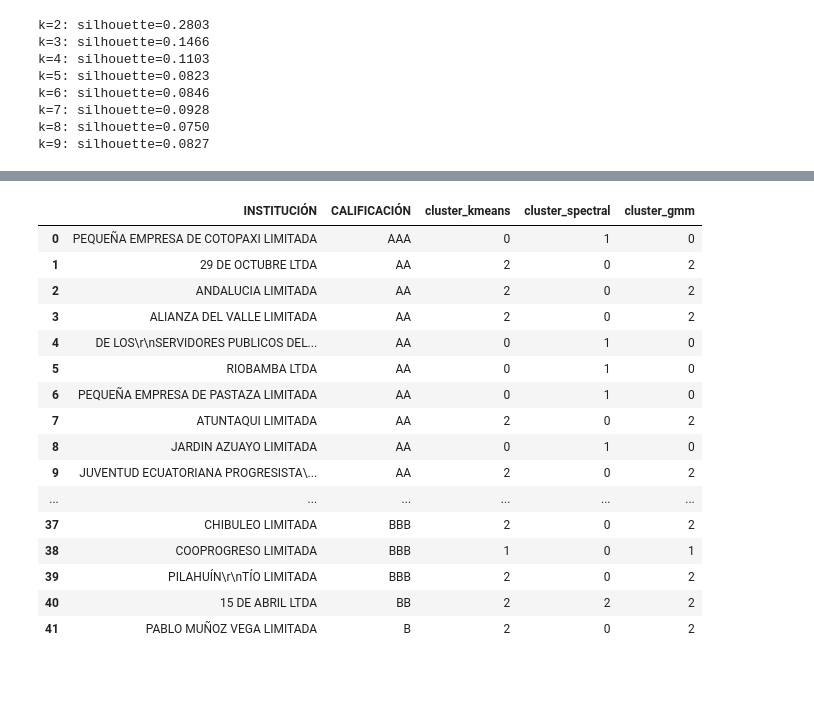
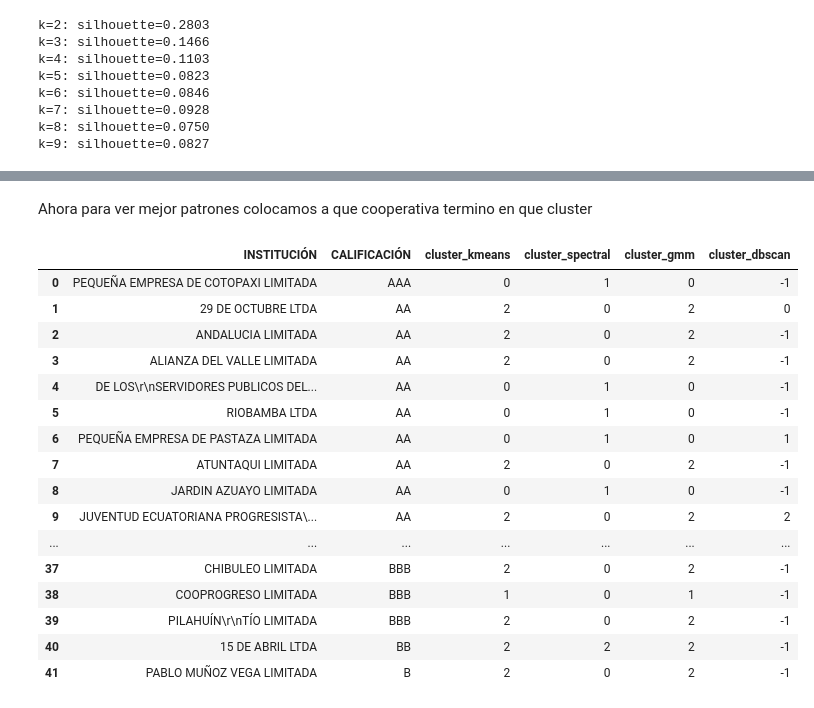
Before and after one commit to tonyfajardo1/ml-cooperativas-segmento1, a Jupyter notebook: notebooks/01_eda_y_clustering_extended.ipynb, the cells around one changed output, grey strips where cells are left out. Cells and saved outputs as stored; diff of their text form; code cells hidden in the pictures; blank space fills up the shorter version.

```diff
--- a/notebooks/01_eda_y_clustering_extended.ipynb
+++ b/notebooks/01_eda_y_clustering_extended.ipynb
@@ -757,7 +687,20 @@ gmm = GaussianMixture(
 )
 
 df_clean["cluster_gmm"] = gmm.fit_predict(X_scaled)
+# %%
+#DBSCAN (solo para ver si hay alguna diferencia)
+from sklearn.cluster import DBSCAN
+
+dbscan = DBSCAN(
+    eps=3.0,          # <--- Ajusta: prueba 0.5, 1.0, 1.5, 2.0
+    min_samples=2    # <--- Ajusta: prueba 3, 5, 8
+)
+
+db_labels = dbscan.fit_predict(X_scaled)
+df_clean["cluster_dbscan"] = db_labels
 # %%
+#Usamos TSNE para ver los clusters de mejor forma
+
 from sklearn.manifold import TSNE
 import seaborn as sns
 import matplotlib.pyplot as plt
@@ -765,7 +708,7 @@ import matplotlib.pyplot as plt
 tsne = TSNE(
     n_components=2,
     perplexity=20,
-    learning_rate='auto',
+    learning_rate=200,
     max_iter=1500,
     init='pca',
     random_state=42
@@ -778,19 +721,25 @@ df_clean["TSNE2"] = X_tsne[:, 1]
 
 # KMEANS
 plt.figure(figsize=(8,6))
-sns.scatterplot(data=df_clean, x="TSNE1", y="TSNE2", hue="cluster_kmeans", palette="tab10")
+sns.scatterplot(data=df_clean, x="TSNE1", y="TSNE2", hue="cluster_kmeans", palette="tab10", s=80)
 plt.title("Clusters K-Means en t-SNE")
 plt.show()
 
 # SPECTRAL
 plt.figure(figsize=(8,6))
-sns.scatterplot(data=df_clean, x="TSNE1", y="TSNE2", hue="cluster_spectral", palette="tab10")
+sns.scatterplot(data=df_clean, x="TSNE1", y="TSNE2", hue="cluster_spectral", palette="tab10", s=80)
 plt.title("Clusters Spectral en t-SNE")
 plt.show()
 
 # GMM
 plt.figure(figsize=(8,6))
-sns.scatterplot(data=df_clean, x="TSNE1", y="TSNE2", hue="cluster_gmm", palette="tab10")
+sns.scatterplot(data=df_clean, x="TSNE1", y="TSNE2", hue="cluster_gmm", palette="tab10", s=80)
 plt.title("Clusters GMM en t-SNE")
 plt.show()
+
+#DBSCAN (solo para ver mas diferenciacion)
+plt.figure(figsize=(8,6))
+sns.scatterplot(data=df_clean, x="TSNE1", y="TSNE2", hue="cluster_dbscan", palette="tab10", s=80)
+plt.title("Clusters DBSCAN en t-SNE")
+plt.show()
 # %% [output]
@@ -811,33 +822,37 @@ summary_kmeans
+# %% [markdown]
+Ahora para ver mejor patrones colocamos a que cooperativa termino en que cluster
 # %%
 clusters_assignment = df_clean[[
     "cluster_kmeans",
     "cluster_spectral",
-    "cluster_gmm"
+    "cluster_gmm",
+    "cluster_dbscan"
+
 ]]
 
 # Unir con las columnas descriptivas del df original usando el mismo índice
 df_display = df[
     ["INSTITUCIÓN", "CALIFICACIÓN"]
 ].join(clusters_assignment)
 
 # Mostrar tabla con institución, ranking y clusters
 display(df_display)
 # %% [output]
-|  | INSTITUCIÓN | CALIFICACIÓN | cluster_kmeans | cluster_spectral | cluster_gmm |
-| 0 | PEQUEÑA EMPRESA DE COTOPAXI LIMITADA | AAA | 0 | 1 | 0 |
-| 1 | 29 DE OCTUBRE LTDA | AA | 2 | 0 | 2 |
-| 2 | ANDALUCIA LIMITADA | AA | 2 | 0 | 2 |
-| 3 | ALIANZA DEL VALLE LIMITADA | AA | 2 | 0 | 2 |
-| 4 | DE LOS\r\nSERVIDORES PUBLICOS DEL... | AA | 0 | 1 | 0 |
-| 5 | RIOBAMBA LTDA | AA | 0 | 1 | 0 |
-| 6 | PEQUEÑA EMPRESA DE PASTAZA LIMITADA | AA | 0 | 1 | 0 |
-| 7 | ATUNTAQUI LIMITADA | AA | 2 | 0 | 2 |
-| 8 | JARDIN AZUAYO LIMITADA | AA | 0 | 1 | 0 |
-| 9 | JUVENTUD ECUATORIANA PROGRESISTA\... | AA | 2 | 0 | 2 |
-| ... | ... | ... | ... | ... | ... |
-| 37 | CHIBULEO LIMITADA | BBB | 2 | 0 | 2 |
-| 38 | COOPROGRESO LIMITADA | BBB | 1 | 0 | 1 |
-| 39 | PILAHUÍN\r\nTÍO LIMITADA | BBB | 2 | 0 | 2 |
-| 40 | 15 DE ABRIL LTDA | BB | 2 | 2 | 2 |
-| 41 | PABLO MUÑOZ VEGA LIMITADA | B | 2 | 0 | 2 |
+|  | INSTITUCIÓN | CALIFICACIÓN | cluster_kmeans | cluster_spectral | cluster_gmm | cluster_dbscan |
+| 0 | PEQUEÑA EMPRESA DE COTOPAXI LIMITADA | AAA | 0 | 1 | 0 | -1 |
+| 1 | 29 DE OCTUBRE LTDA | AA | 2 | 0 | 2 | 0 |
+| 2 | ANDALUCIA LIMITADA | AA | 2 | 0 | 2 | -1 |
+| 3 | ALIANZA DEL VALLE LIMITADA | AA | 2 | 0 | 2 | -1 |
+| 4 | DE LOS\r\nSERVIDORES PUBLICOS DEL... | AA | 0 | 1 | 0 | -1 |
+| 5 | RIOBAMBA LTDA | AA | 0 | 1 | 0 | -1 |
+| 6 | PEQUEÑA EMPRESA DE PASTAZA LIMITADA | AA | 0 | 1 | 0 | 1 |
+| 7 | ATUNTAQUI LIMITADA | AA | 2 | 0 | 2 | -1 |
+| 8 | JARDIN AZUAYO LIMITADA | AA | 0 | 1 | 0 | -1 |
+| 9 | JUVENTUD ECUATORIANA PROGRESISTA\... | AA | 2 | 0 | 2 | 2 |
+| ... | ... | ... | ... | ... | ... | ... |
+| 37 | CHIBULEO LIMITADA | BBB | 2 | 0 | 2 | -1 |
+| 38 | COOPROGRESO LIMITADA | BBB | 1 | 0 | 1 | -1 |
+| 39 | PILAHUÍN\r\nTÍO LIMITADA | BBB | 2 | 0 | 2 | -1 |
+| 40 | 15 DE ABRIL LTDA | BB | 2 | 2 | 2 | -1 |
+| 41 | PABLO MUÑOZ VEGA LIMITADA | B | 2 | 0 | 2 | -1 |
 # %% [markdown]
```
Also changed, not shown: parts of 60 cells of this notebook, 33 other files.
